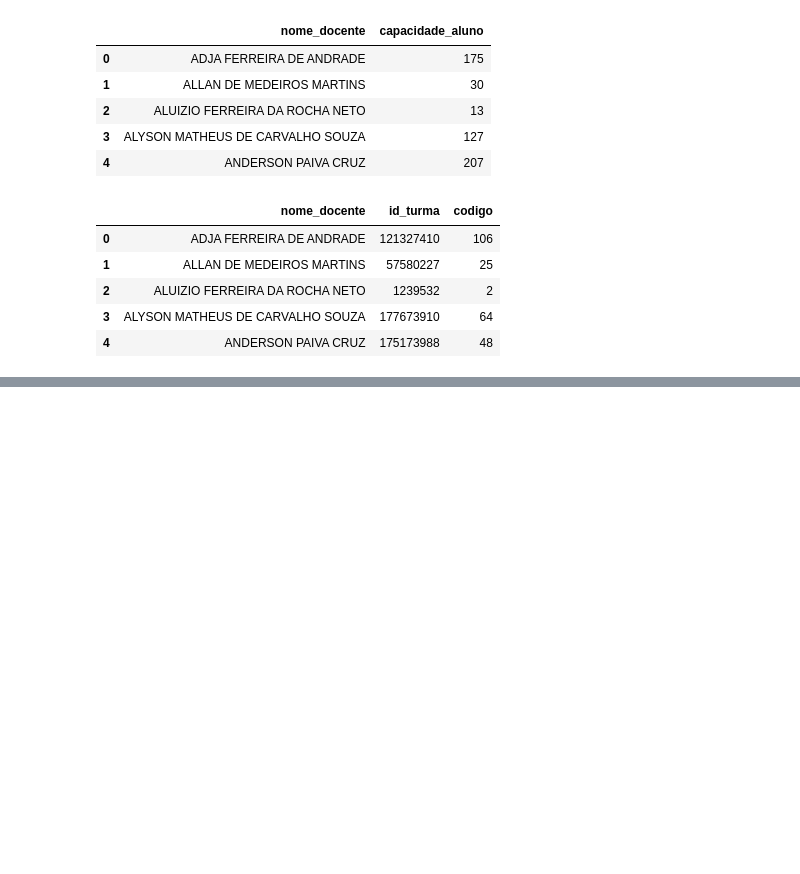
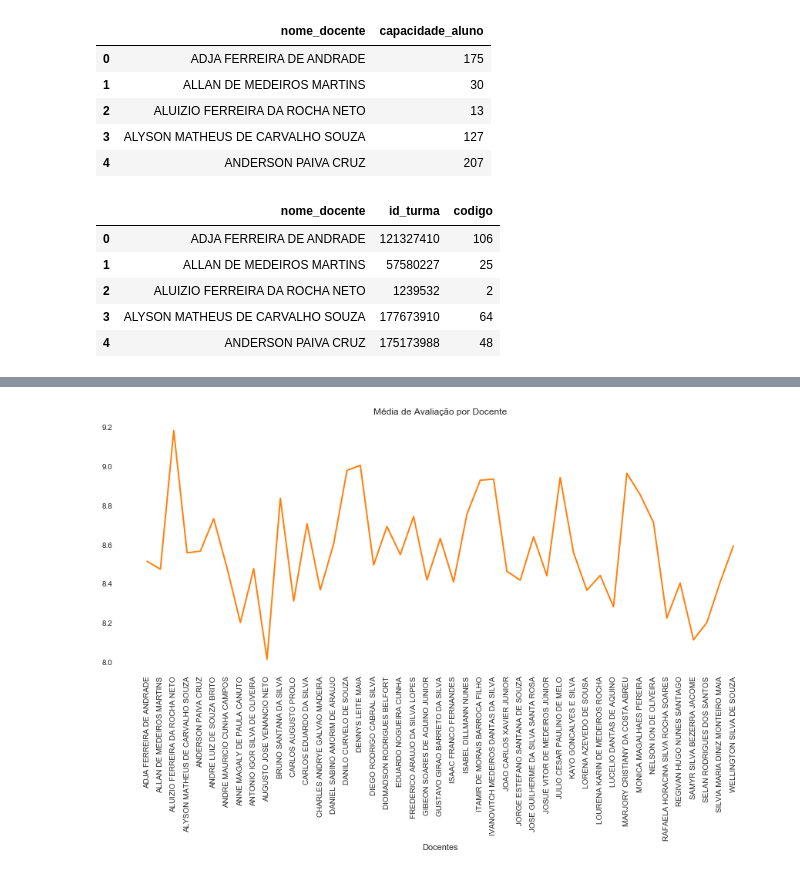
Before and after one commit to Ahrkano/Projeto_Probabilidade, a Jupyter notebook: Projeto 2.ipynb, the cells around one changed output, grey strips where cells are left out. Cells and saved outputs as stored; diff of their text form; code cells hidden in the pictures; blank space fills up the shorter version.

```diff
--- a/Projeto 2.ipynb
+++ b/Projeto 2.ipynb
@@ -354,0 +377,26 @@ dados_finais
+# %%
+#definicao de cor
+orange = (255/255, 128/255, 14/255)
+
+fig = plt.figure(figsize=(15, 6))
+ax = fig.add_subplot(1,1,1)
+
+#plotando dados
+ax.plot(dados_finais['nome_docente'], dados_finais['autoavaliacao_aluno_media'] , c=orange, linewidth=2)
+
+#limpando gráfico
+ax.tick_params(top = 'off', bottom = 'off', left = 'off', right = 'off')
+ax.spines["right"].set_visible(False)
+ax.spines["left"].set_visible(False)
+ax.spines["top"].set_visible(False)
+ax.spines["bottom"].set_visible(False)
+
+#editando labels
+plt.title('Média de Avaliação por Docente')
+ax.set_xlabel("Docentes")
+plt.xticks(rotation=90)
+
+#exibindo gráfico
+plt.show(fig)
+# %% [output]
+[figure, added]
```
Also changed, not shown: parts of 12 cells of this notebook.
